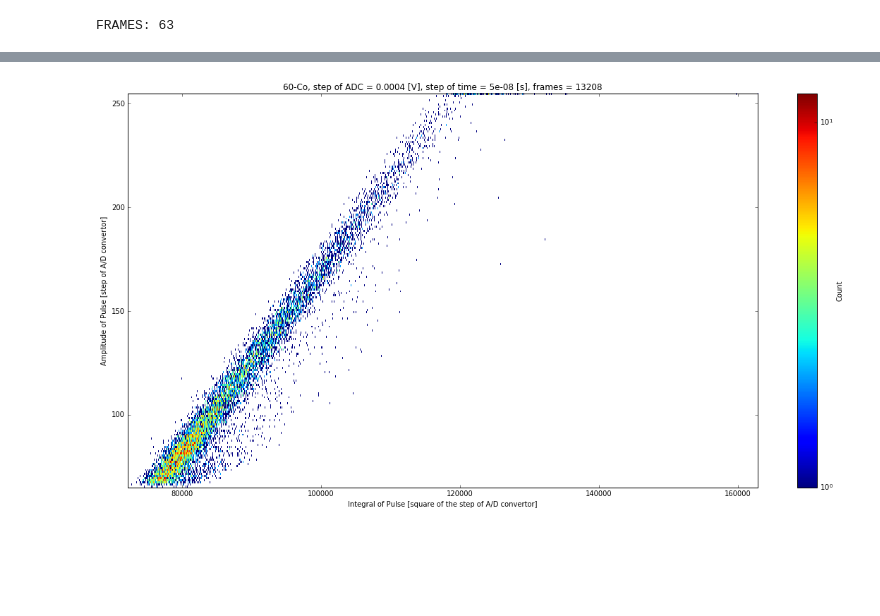
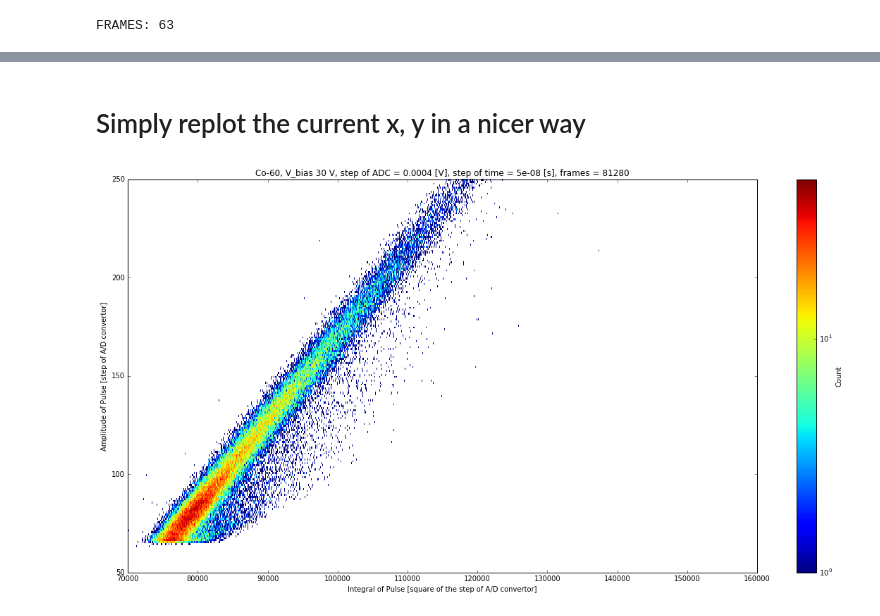
Before and after one commit to ODZ-UJF-AV-CR/osciloskop, a Jupyter notebook: osciloskop-hystogram.ipynb, the cells around one changed output, grey strips where cells are left out. Cells and saved outputs as stored; diff of their text form; code cells hidden in the pictures; blank space fills up the shorter version.

```diff
--- a/osciloskop-hystogram.ipynb
+++ b/osciloskop-hystogram.ipynb
@@ -458,11 +425,14 @@ XINC: 5e-08    YINC: 0.002    FRAMES: 0
+# %% [markdown]
+# Simply replot the current x, y in a nicer way
 # %%
 plt.figure(figsize=(20,10))
 
-ble = plt.hist2d(y, x, cmin=0, bins=(1000,190),norm=matplotlib.colors.LogNorm(), cmap=plt.cm.jet)
+ble = plt.hist2d(y, x, bins=(1000,250-50),range=np.array([(70000,160000),(50,250)]), norm=matplotlib.colors.LogNorm(), cmap=plt.cm.jet)
+#ble = plt.hist2d(y, x, bins=(100,30),range=np.array([(70000, 80000),(50,80)]), norm=matplotlib.colors.LogNorm(), cmap=plt.cm.jet)
 plt.xlabel('Integral of Pulse [square of the step of A/D convertor]')
 plt.ylabel('Amplitude of Pulse [step of A/D convertor]')
-plt.title('60-Co, step of ADC = ' + str(yinc) + ' [V], step of time = ' + str(xinc) + ' [s], frames = '+ str(all_frames))
+plt.title('Co-60, V_bias 30 V, step of ADC = ' + str(yinc) + ' [V], step of time = ' + str(xinc) + ' [s], frames = '+ str(all_frames))
 cb = plt.colorbar()
 cb.set_label('Count')
 # %% [output]
-[figure, old version]
+[figure, new version]
```
Also changed, not shown: parts of 6 cells of this notebook, 1 other file.
